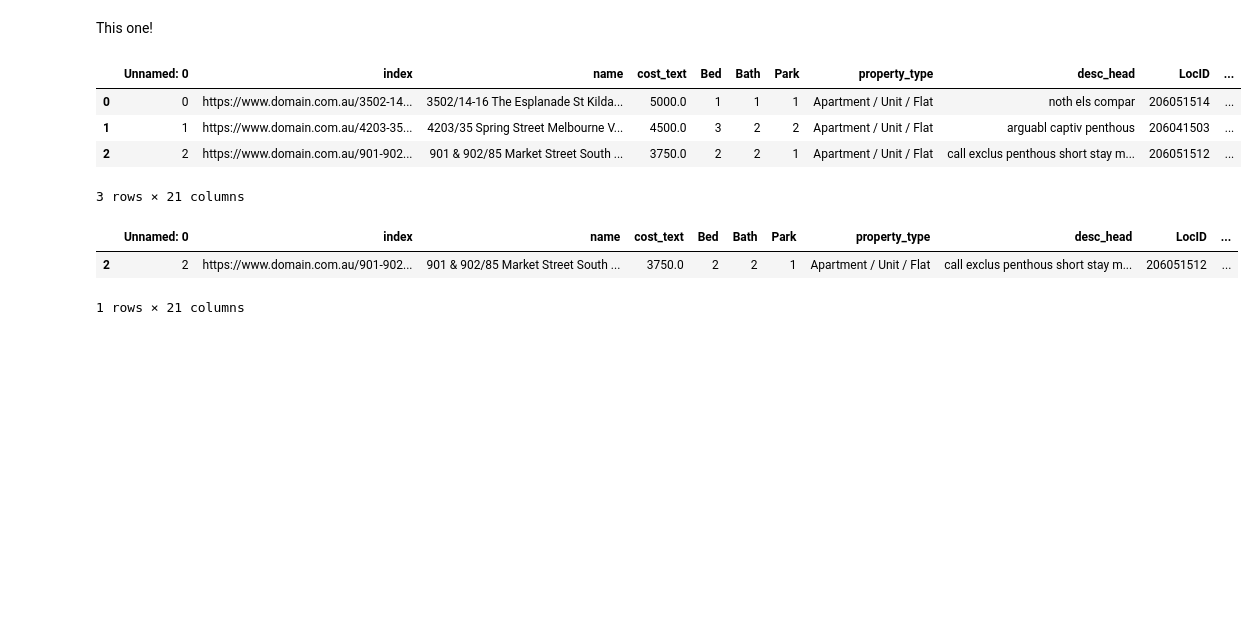
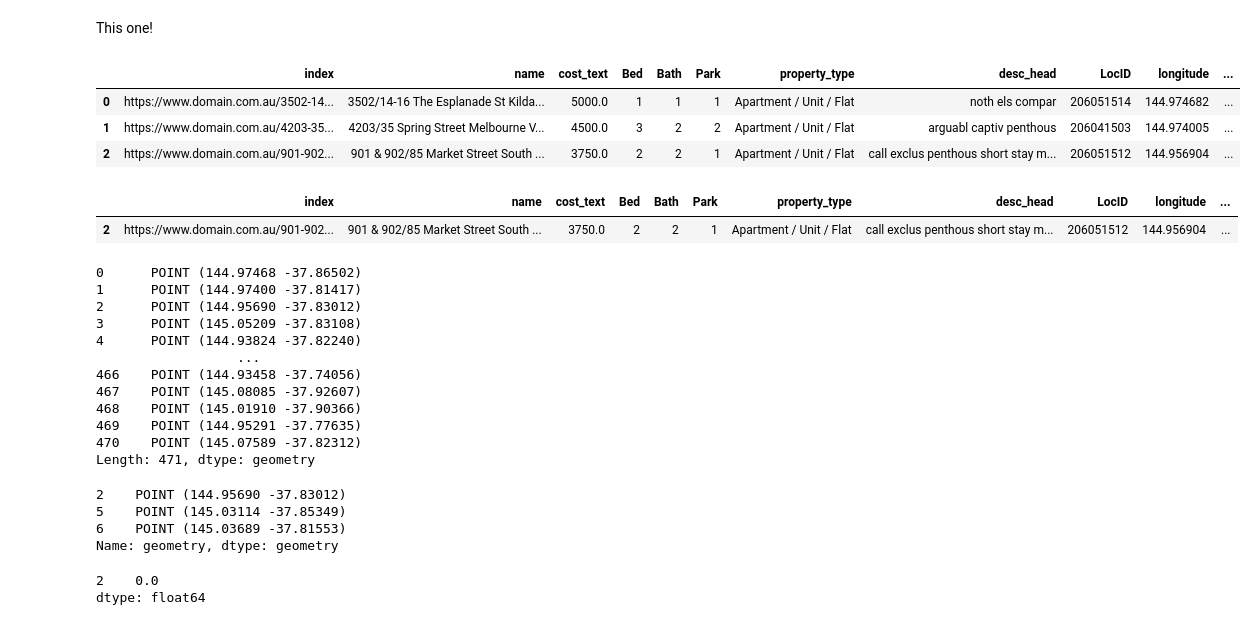
Before and after one commit to MAST30034-Applied-Data-Science/generic-real-estate-consulting-project-group-30, a Jupyter notebook: notebooks/join_datasets.ipynb, the cells around one changed output. Cells and saved outputs as stored; diff of their text form; code cells hidden in the pictures; blank space fills up the shorter version.

Commit message:
started missing zone mapping

```diff
--- a/notebooks/join_datasets.ipynb
+++ b/notebooks/join_datasets.ipynb
@@ -44,13 +60,17 @@ This one!
 property_df = pd.merge(property_df, property_df2[['index', 'longitude', 'latitude']], on='index', how='left')
 # %%
 df = property_df.merge(df_centroid, how='left', left_on='LocID', right_on='SA2_CODE_2021')
+
+# check what columns we no longer need; remove them
+unwanted_columns = ["Unnamed: 0"]
+df.drop(columns=unwanted_columns, inplace=True)
+
 df.head(3)
 # %% [output]
-|  | Unnamed: 0 | index | name | cost_text | Bed | Bath | Park | property_type | desc_head | LocID | ... |
-| 0 | 0 | https://www.domain.com.au/3502-14... | 3502/14-16 The Esplanade St Kilda... | 5000.0 | 1 | 1 | 1 | Apartment / Unit / Flat | noth els compar | 206051514 | ... |
-| 1 | 1 | https://www.domain.com.au/4203-35... | 4203/35 Spring Street Melbourne V... | 4500.0 | 3 | 2 | 2 | Apartment / Unit / Flat | arguabl captiv penthous | 206041503 | ... |
-| 2 | 2 | https://www.domain.com.au/901-902... | 901 & 902/85 Market Street South ... | 3750.0 | 2 | 2 | 1 | Apartment / Unit / Flat | call exclus penthous short stay m... | 206051512 | ... |
+|  | index | name | cost_text | Bed | Bath | Park | property_type | desc_head | LocID | longitude | ... |
+| 0 | https://www.domain.com.au/3502-14... | 3502/14-16 The Esplanade St Kilda... | 5000.0 | 1 | 1 | 1 | Apartment / Unit / Flat | noth els compar | 206051514 | 144.974682 | ... |
+| 1 | https://www.domain.com.au/4203-35... | 4203/35 Spring Street Melbourne V... | 4500.0 | 3 | 2 | 2 | Apartment / Unit / Flat | arguabl captiv penthous | 206041503 | 144.974005 | ... |
+| 2 | https://www.domain.com.au/901-902... | 901 & 902/85 Market Street South ... | 3750.0 | 2 | 2 | 1 | Apartment / Unit / Flat | call exclus penthous short stay m... | 206051512 | 144.956904 | ... |
-3 rows × 21 columns
 # %%
 df_missing = df.copy()  # dataframe with missing SA2 code only
 df_missing = df_missing[df_missing["SA2_CODE_2021"].isna()]
@@ -60,9 +80,8 @@ df_missing = gpd.GeoDataFrame(
     df_missing, geometry=gpd.points_from_xy(df_missing.longitude, df_missing.latitude))
 df_missing.head(1)
 # %% [output]
-|  | Unnamed: 0 | index | name | cost_text | Bed | Bath | Park | property_type | desc_head | LocID | ... |
-| 2 | 2 | https://www.domain.com.au/901-902... | 901 & 902/85 Market Street South ... | 3750.0 | 2 | 2 | 1 | Apartment / Unit / Flat | call exclus penthous short stay m... | 206051512 | ... |
+|  | index | name | cost_text | Bed | Bath | Park | property_type | desc_head | LocID | longitude | ... |
+| 2 | https://www.domain.com.au/901-902... | 901 & 902/85 Market Street South ... | 3750.0 | 2 | 2 | 1 | Apartment / Unit / Flat | call exclus penthous short stay m... | 206051512 | 144.956904 | ... |
-1 rows × 21 columns
 # %%
 # now that we have the location coordinate of each property, impute all the missing values with the closest centroid
 # 1: find the difference between df_missing["geometry"] and every single value in df_centroid["centroid"]
@@ -71,0 +100,29 @@ df_missing.head(1)
+# %%
+s = gpd.GeoSeries([*df_centroid["point"]])
+s
+# %% [output]
+0      POINT (144.97468 -37.86502)
+1      POINT (144.97400 -37.81417)
+2      POINT (144.95690 -37.83012)
+3      POINT (145.05209 -37.83108)
+4      POINT (144.93824 -37.82240)
+                  ...
+466    POINT (144.93458 -37.74056)
+467    POINT (145.08085 -37.92607)
+468    POINT (145.01910 -37.90366)
+469    POINT (144.95291 -37.77635)
+470    POINT (145.07589 -37.82312)
+Length: 471, dtype: geometry
+# %%
+df_missing["geometry"].head(3)
+# %% [output]
+2    POINT (144.95690 -37.83012)
+5    POINT (145.03114 -37.85349)
+6    POINT (145.03689 -37.81553)
+Name: geometry, dtype: geometry
+# %%
+# this does not work.
+s.distance(df_missing['geometry'].head(1)).dropna()
+# %% [output]
+2    0.0
+dtype: float64
```
Also changed, not shown: parts of 8 cells of this notebook, 6 other files.
